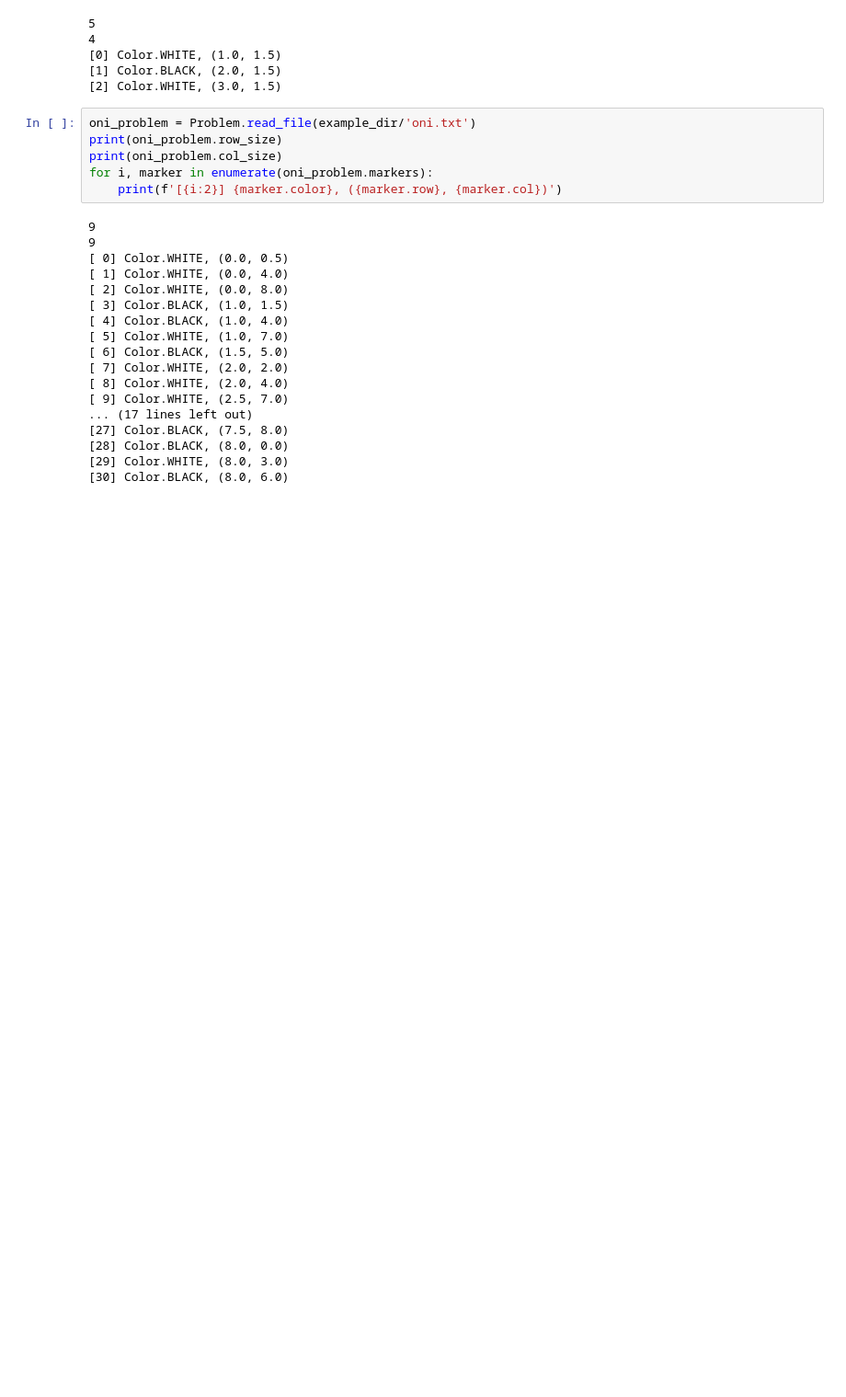
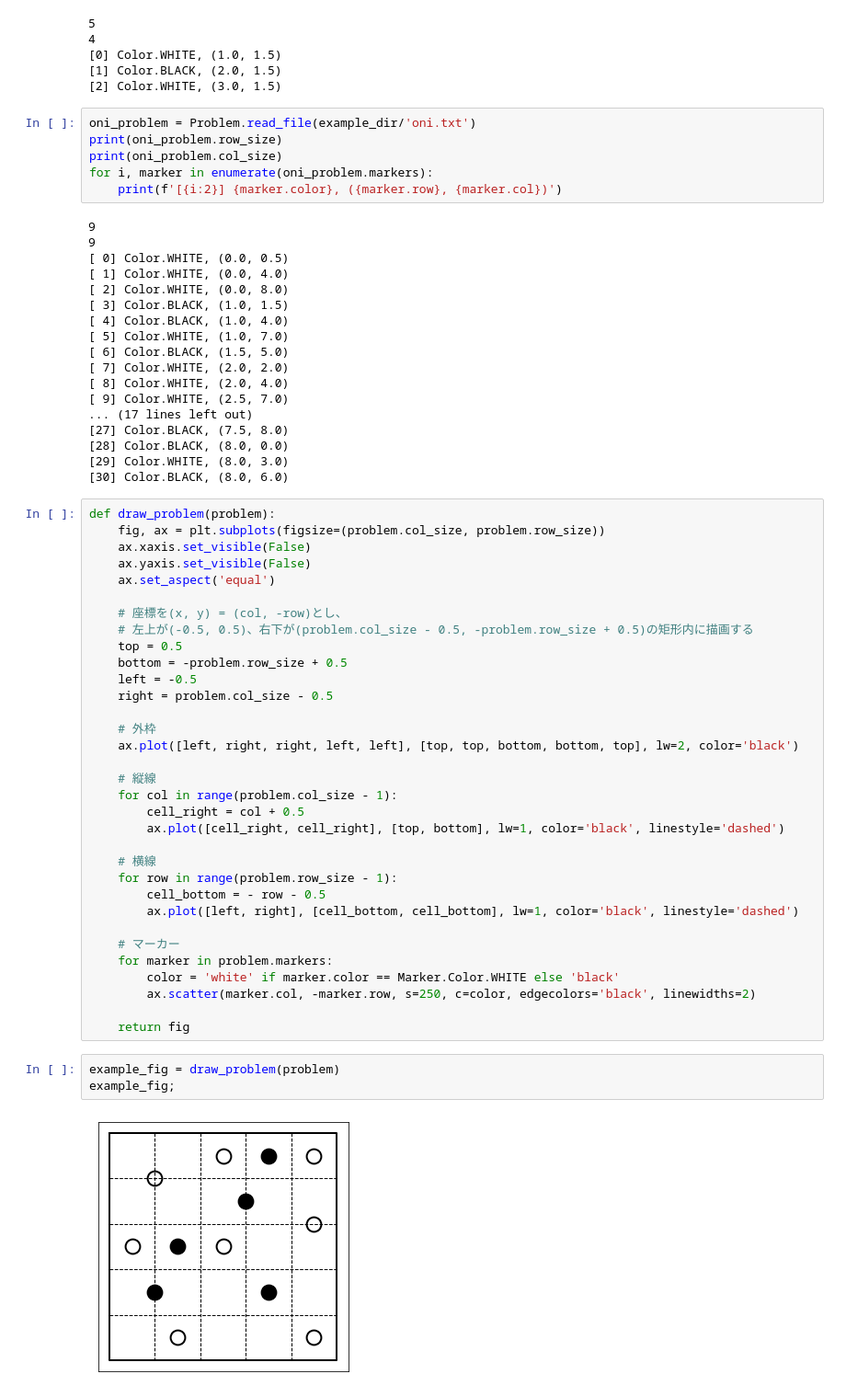
Before and after one commit to yamaimo/tentaishow, a Jupyter notebook: Draft.ipynb, the cells around one changed output. Shown at 92% size. Saved outputs shown, nothing was run; the diff lists cells and outputs as text; blank space fills up the shorter version.

Commit message:
Enable to draw problem as figure.

```diff
--- a/Draft.ipynb
+++ b/Draft.ipynb
@@ -178,3 +178,41 @@ for i, marker in enumerate(oni_problem.markers):
 [28] Color.BLACK, (8.0, 0.0)
 [29] Color.WHITE, (8.0, 3.0)
 [30] Color.BLACK, (8.0, 6.0)
+# %%
+def draw_problem(problem):
+    fig, ax = plt.subplots(figsize=(problem.col_size, problem.row_size))
+    ax.xaxis.set_visible(False)
+    ax.yaxis.set_visible(False)
+    ax.set_aspect('equal')
+
+    # 座標を(x, y) = (col, -row)とし、
+    # 左上が(-0.5, 0.5)、右下が(problem.col_size - 0.5, -problem.row_size + 0.5)の矩形内に描画する
+    top = 0.5
+    bottom = -problem.row_size + 0.5
+    left = -0.5
+    right = problem.col_size - 0.5
+
+    # 外枠
+    ax.plot([left, right, right, left, left], [top, top, bottom, bottom, top], lw=2, color='black')
+
+    # 縦線
+    for col in range(problem.col_size - 1):
+        cell_right = col + 0.5
+        ax.plot([cell_right, cell_right], [top, bottom], lw=1, color='black', linestyle='dashed')
+
+    # 横線
+    for row in range(problem.row_size - 1):
+        cell_bottom = - row - 0.5
+        ax.plot([left, right], [cell_bottom, cell_bottom], lw=1, color='black', linestyle='dashed')
+
+    # マーカー
+    for marker in problem.markers:
+        color = 'white' if marker.color == Marker.Color.WHITE else 'black'
+        ax.scatter(marker.col, -marker.row, s=250, c=color, edgecolors='black', linewidths=2)
+
+    return fig
+# %%
+example_fig = draw_problem(problem)
+example_fig;
+# %% [output]
+[figure, added]
```
Also changed, not shown: parts of 3 cells of this notebook, 3 other files.
